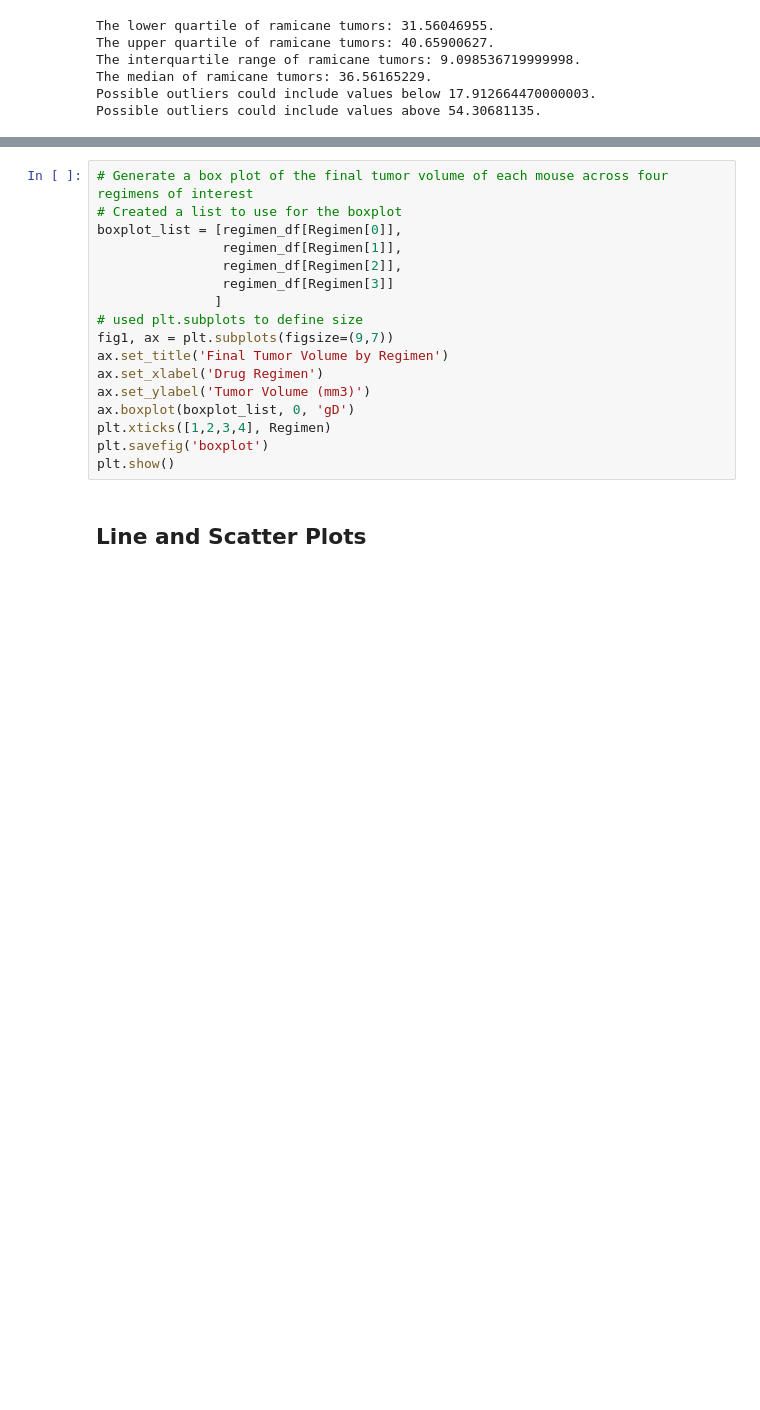
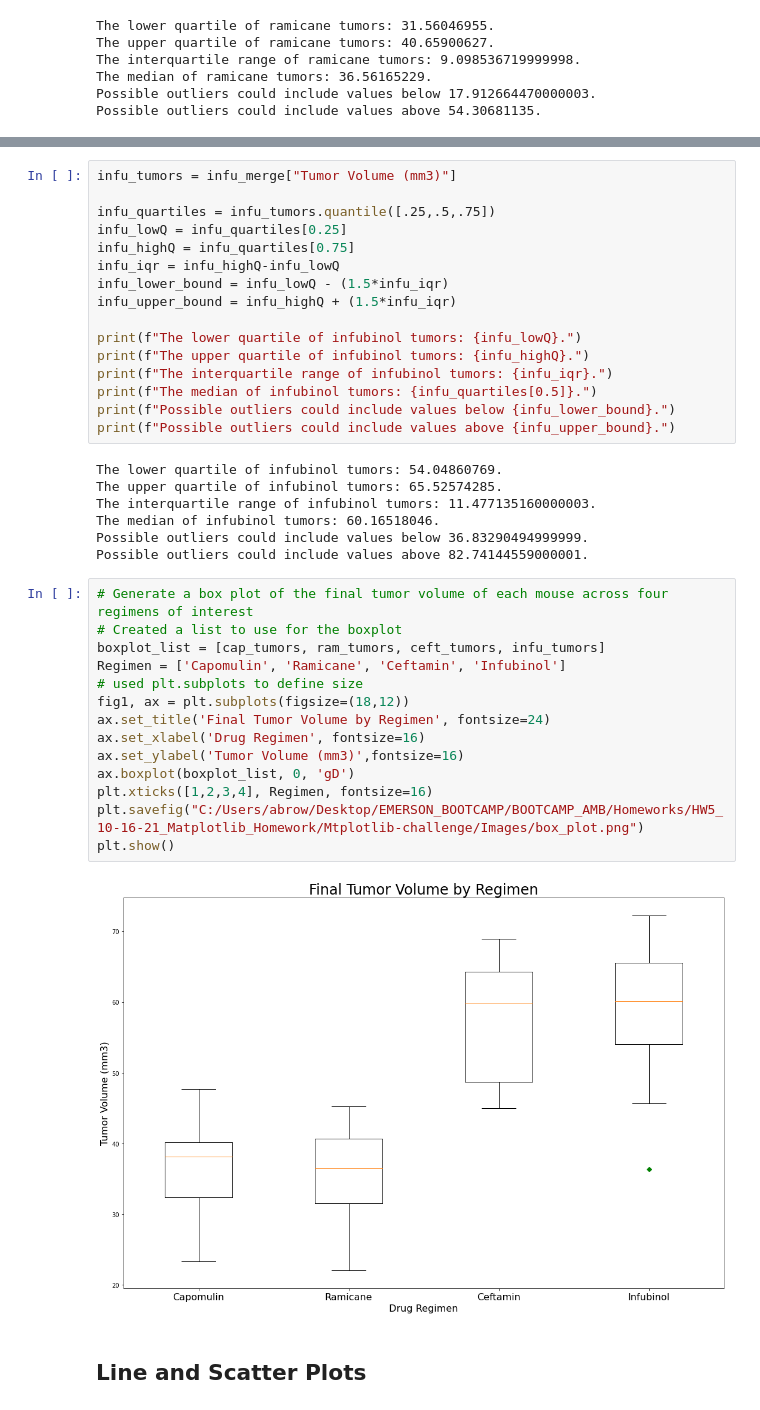
Before and after one commit to 104ambrown/Mtplotlib-challenge, a Jupyter notebook: Pymaceuticals/start_to_removeduplicates_+TVcode_firstatt.ipynb, the cells around one changed output, grey strips where cells are left out. Drawn from its saved outputs; the diff is of its cells as text; blank space fills up the shorter version.

Commit message:
generated box and whisker plot

```diff
--- a/Pymaceuticals/start_to_removeduplicates_+TVcode_firstatt.ipynb
+++ b/Pymaceuticals/start_to_removeduplicates_+TVcode_firstatt.ipynb
@@ -428,20 +399,42 @@ regimen_combined_df
+# %%
+infu_tumors = infu_merge["Tumor Volume (mm3)"]
+
+infu_quartiles = infu_tumors.quantile([.25,.5,.75])
+infu_lowQ = infu_quartiles[0.25]
+infu_highQ = infu_quartiles[0.75]
+infu_iqr = infu_highQ-infu_lowQ
+infu_lower_bound = infu_lowQ - (1.5*infu_iqr)
+infu_upper_bound = infu_highQ + (1.5*infu_iqr)
+
+print(f"The lower quartile of infubinol tumors: {infu_lowQ}.")
+print(f"The upper quartile of infubinol tumors: {infu_highQ}.")
+print(f"The interquartile range of infubinol tumors: {infu_iqr}.")
+print(f"The median of infubinol tumors: {infu_quartiles[0.5]}.")
+print(f"Possible outliers could include values below {infu_lower_bound}.")
+print(f"Possible outliers could include values above {infu_upper_bound}.")
+# %% [output]
+The lower quartile of infubinol tumors: 54.04860769.
+The upper quartile of infubinol tumors: 65.52574285.
+The interquartile range of infubinol tumors: 11.477135160000003.
+The median of infubinol tumors: 60.16518046.
+Possible outliers could include values below 36.83290494999999.
+Possible outliers could include values above 82.74144559000001.
 # %%
 # Generate a box plot of the final tumor volume of each mouse across four regimens of interest
 # Created a list to use for the boxplot
-boxplot_list = [regimen_df[Regimen[0]],
-                regimen_df[Regimen[1]],
-                regimen_df[Regimen[2]],
-                regimen_df[Regimen[3]]
-               ]
+boxplot_list = [cap_tumors, ram_tumors, ceft_tumors, infu_tumors]
+Regimen = ['Capomulin', 'Ramicane', 'Ceftamin', 'Infubinol']
 # used plt.subplots to define size
-fig1, ax = plt.subplots(figsize=(9,7))
-ax.set_title('Final Tumor Volume by Regimen')
-ax.set_xlabel('Drug Regimen')
-ax.set_ylabel('Tumor Volume (mm3)')
+fig1, ax = plt.subplots(figsize=(18,12))
+ax.set_title('Final Tumor Volume by Regimen', fontsize=24)
+ax.set_xlabel('Drug Regimen', fontsize=16)
+ax.set_ylabel('Tumor Volume (mm3)',fontsize=16)
 ax.boxplot(boxplot_list, 0, 'gD')
-plt.xticks([1,2,3,4], Regimen)
-plt.savefig('boxplot')
+plt.xticks([1,2,3,4], Regimen, fontsize=16)
+plt.savefig("C:/Users/abrow/Desktop/EMERSON_BOOTCAMP/BOOTCAMP_AMB/Homeworks/HW5_10-16-21_Matplotlib_Homework/Mtplotlib-challenge/Images/box_plot.png")
 plt.show()
+# %% [output]
+[figure, added]
 # %% [markdown]
 ## Line and Scatter Plots
 # %%
```
Also changed, not shown: parts of 2 cells of this notebook, 2 other files.
